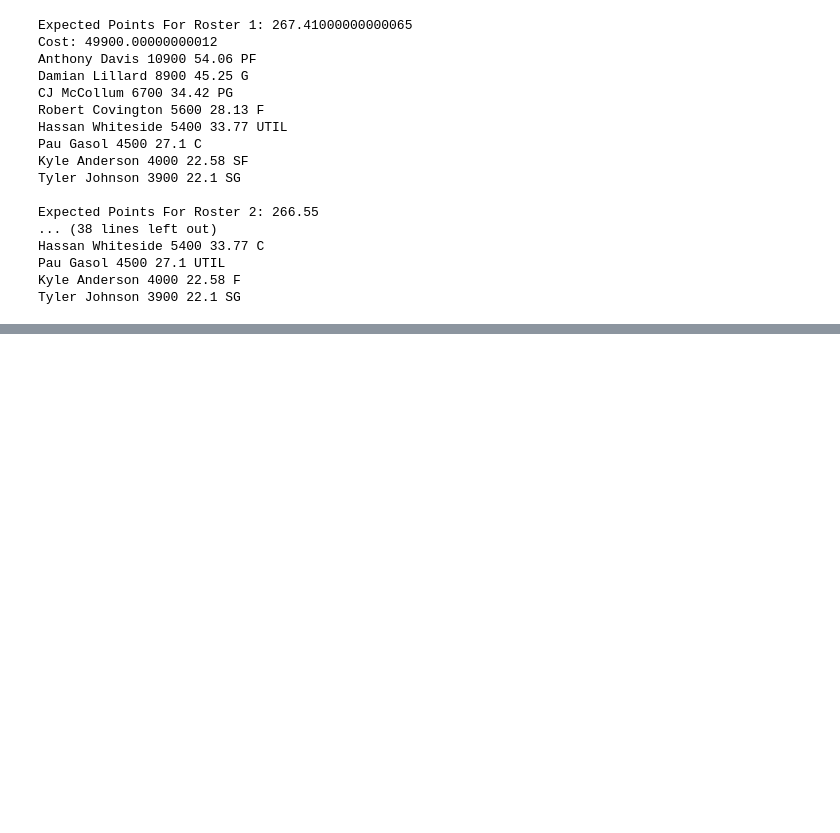
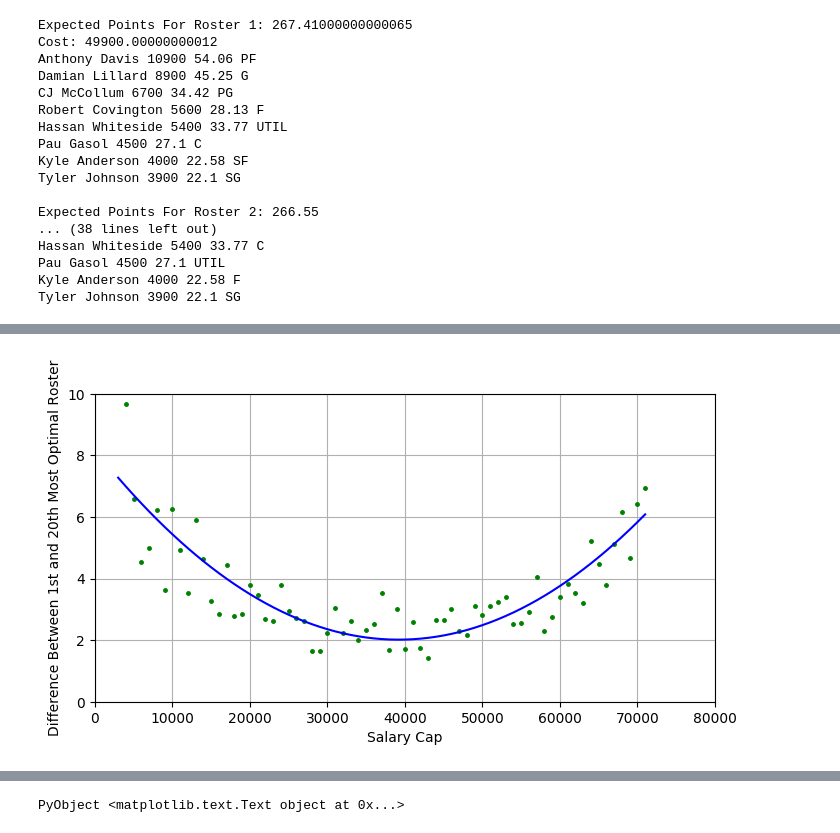
Before and after one commit to Shabehehe/524Final, a Jupyter notebook: CS524 Final Julia Code.ipynb, the cells around one changed output, grey strips where cells are left out. Cells and saved outputs as stored; diff of their text form; code cells hidden in the pictures; blank space fills up the shorter version.

```diff
--- a/CS524 Final Julia Code.ipynb
+++ b/CS524 Final Julia Code.ipynb
@@ -5,7 +5,7 @@
 # 9 = Expected Points
 #pg sg sf pf c g f util
 
-playerList = readcsv("DKsalaries2.csv")
+playerList = readcsv("DKsalaries.csv")
 numPlayers = trunc(Int,(length(playerList)/9))
 optimalroster = 0;
 salaryCap = 50000
@@ -469,0 +605,33 @@ Tyler Johnson 3900 22.1 SG
+# %%
+m = Model(solver=MosekSolver(LOG=0))
+
+
+@variable(m, u[1:3])
+
+@objective(m, Min, sum(  ((y[i] - (u[1]*(x[i]^2) + u[2]*x[i] + u[3]))^2) for i in 1:length(x))  )
+
+status = solve(m)
+
+uopt = getvalue(u)
+
+using PyPlot
+    npts = length(x)
+    differencex = x #linspace(0,10,npts)
+    differencey = ones(npts)
+#ffine = ones(npts)
+for i in 1:npts
+        differencey[i] = uopt[1]*x[i]^2+uopt[2]*x[i] + uopt[3] #uopt[1]*newx[i]^2 + uopt[2]*newx[2] + uopt[3]
+    end
+
+figure(figsize=(8,4))
+plot( x, y, "g.", markersize=5)
+plot( differencex, differencey, "b-")
+axis([0,80000,0,10])
+grid()
+ylabel("Difference Between 1st and 20th Most Optimal Roster")
+xlabel("Salary Cap")
+#println(getobjectivevalue(m))
+
+#println(getvalue(u))
+# %% [output]
+[figure, added]
@@ -469,0 +639 @@ Tyler Johnson 3900 22.1 SG
+PyObject <matplotlib.text.Text object at 0x...>
```
Also changed, not shown: parts of 10 cells of this notebook, 2 other files.
